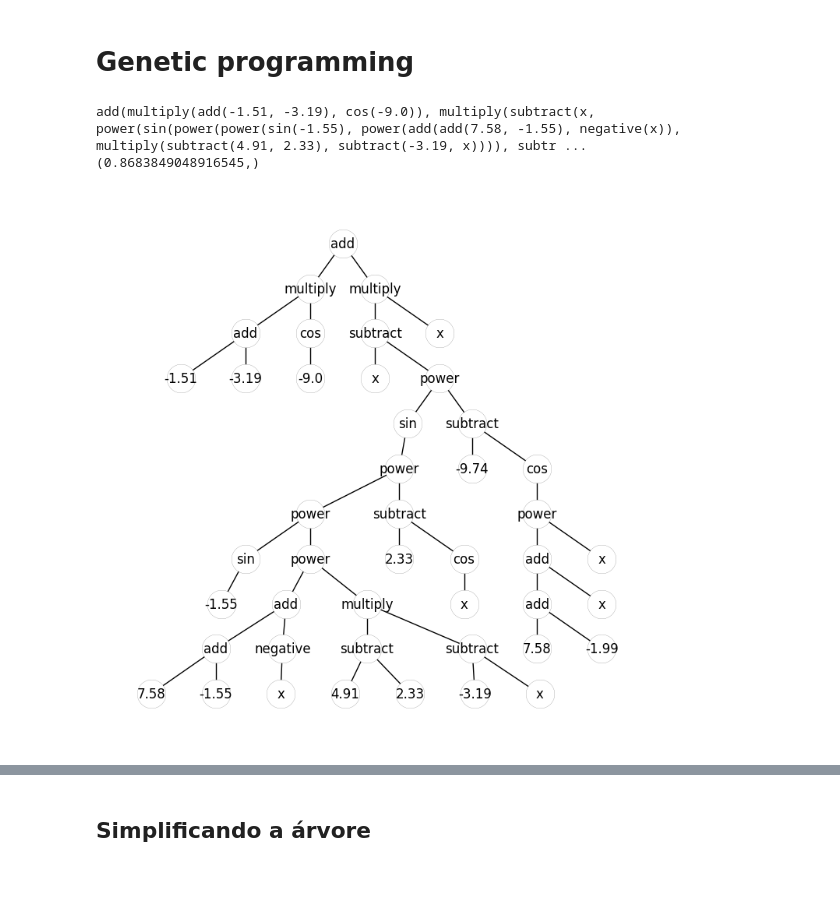
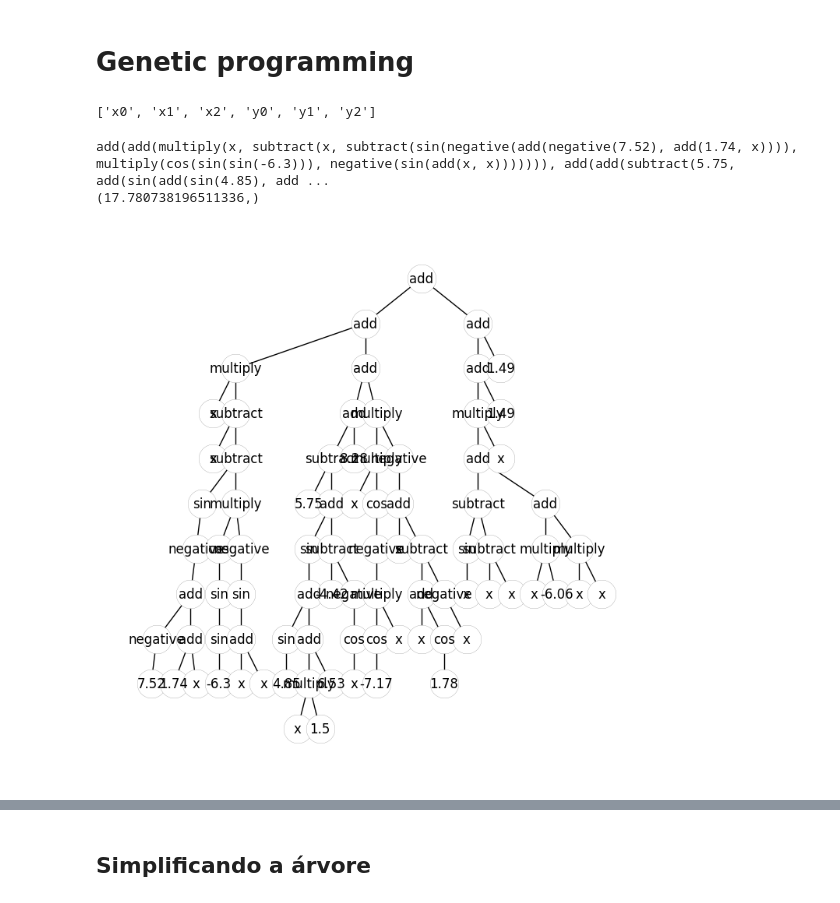
Before and after one commit to CaioMizerkowski/mestrado, a Jupyter notebook: EELT7016/trabalho3.ipynb, the cells around one changed output, grey strips where cells are left out. Drawn from its saved outputs; the diff is of its cells as text; code cells hidden in the pictures.

```diff
--- a/EELT7016/trabalho3.ipynb
+++ b/EELT7016/trabalho3.ipynb
@@ -17,17 +17,26 @@ creator.create("Individual", gp.PrimitiveTree, fitness=creator.FitnessMin)
 def power(x, y):
     return np.power(np.abs(x), np.abs(y))
 
+n_x, n_y = 3, 3
 
-pset = gp.PrimitiveSet(name="MAIN", arity=1)
+pset = gp.PrimitiveSet(name="MAIN", arity=n_x+n_y)
 pset.addPrimitive(np.add, arity=2)
 pset.addPrimitive(np.subtract, arity=2)
 pset.addPrimitive(np.multiply, arity=2)
-pset.addPrimitive(power, arity=2)
+# pset.addPrimitive(power, arity=2)
 pset.addPrimitive(np.negative, arity=1)
 pset.addPrimitive(np.cos, arity=1)
 pset.addPrimitive(np.sin, arity=1)
 pset.addEphemeralConstant("Constant", lambda: np.round(np.random.uniform(-10, 10), 2))
-pset.renameArguments(ARG0="x")
+
+
+args = {f'ARG{n}':f'x{n}' for n in range(n_x)} | {f'ARG{n_x+n}':f'y{n}' for n in range(n_y)}
+
+pset.renameArguments(**args)
+# %%
+pset.arguments
+# %% [output]
+['x0', 'x1', 'x2', 'y0', 'y1', 'y2']
 # %%
 # Instância a população
 toolbox = base.Toolbox()
@@ -61,38 +70,38 @@ toolbox.decorate(
     "mutate", gp.staticLimit(key=operator.attrgetter("height"), max_value=10)
 )
 # %%
-pop = toolbox.population(n=300)
-algorithms.eaSimple(pop, toolbox, cxpb=0.5, mutpb=0.2, ngen=50, verbose=False)
+pop = toolbox.population(n=3000)
+algorithms.eaSimple(pop, toolbox, cxpb=0.5, mutpb=0.2, ngen=100, verbose=False)
 bests = tools.selBest(pop, k=1)
 best = bests[0]
 print(best)
 print(best.fitness)
 best_fun = gp.compile(best, pset)
 
 nodes, edges, labels = gp.graph(best)
 graph = nx.Graph()
 graph.add_nodes_from(nodes)
 graph.add_edges_from(edges)
 pos = graphviz_layout(graph, prog="dot")
 
 options = {
     "font_size": 30,
     "node_size": 700,
     "node_color": "white",
     "edgecolors": "black",
     "linewidths": 0.1,
     "width": 1,
 }
 
 plt.figure(figsize=(7, 7))
 nx.draw(graph, pos, **options)
 
 nx.draw_networkx_labels(graph, pos, labels)
 plt.show()
 # %% [output]
-add(multiply(add(-1.51, -3.19), cos(-9.0)), multiply(subtract(x, power(sin(power(power(sin(-1.55), power(add(add(7.58, -1.55), negative(x)), multiply(subtract(4.91, 2.33), subtract(-3.19, x)))), subtr ...
-(0.8683849048916545,)
+add(add(multiply(x, subtract(x, subtract(sin(negative(add(negative(7.52), add(1.74, x)))), multiply(cos(sin(sin(-6.3))), negative(sin(add(x, x))))))), add(add(subtract(5.75, add(sin(add(sin(4.85), add ...
+(17.780738196511336,)
-[figure, old version]
+[figure, new version]
 # %%
 points_test = points = np.arange(-10, 10, 0.1)
 aproximacao = best_fun(points_test)
```
Also changed, not shown: parts of 10 cells of this notebook.
